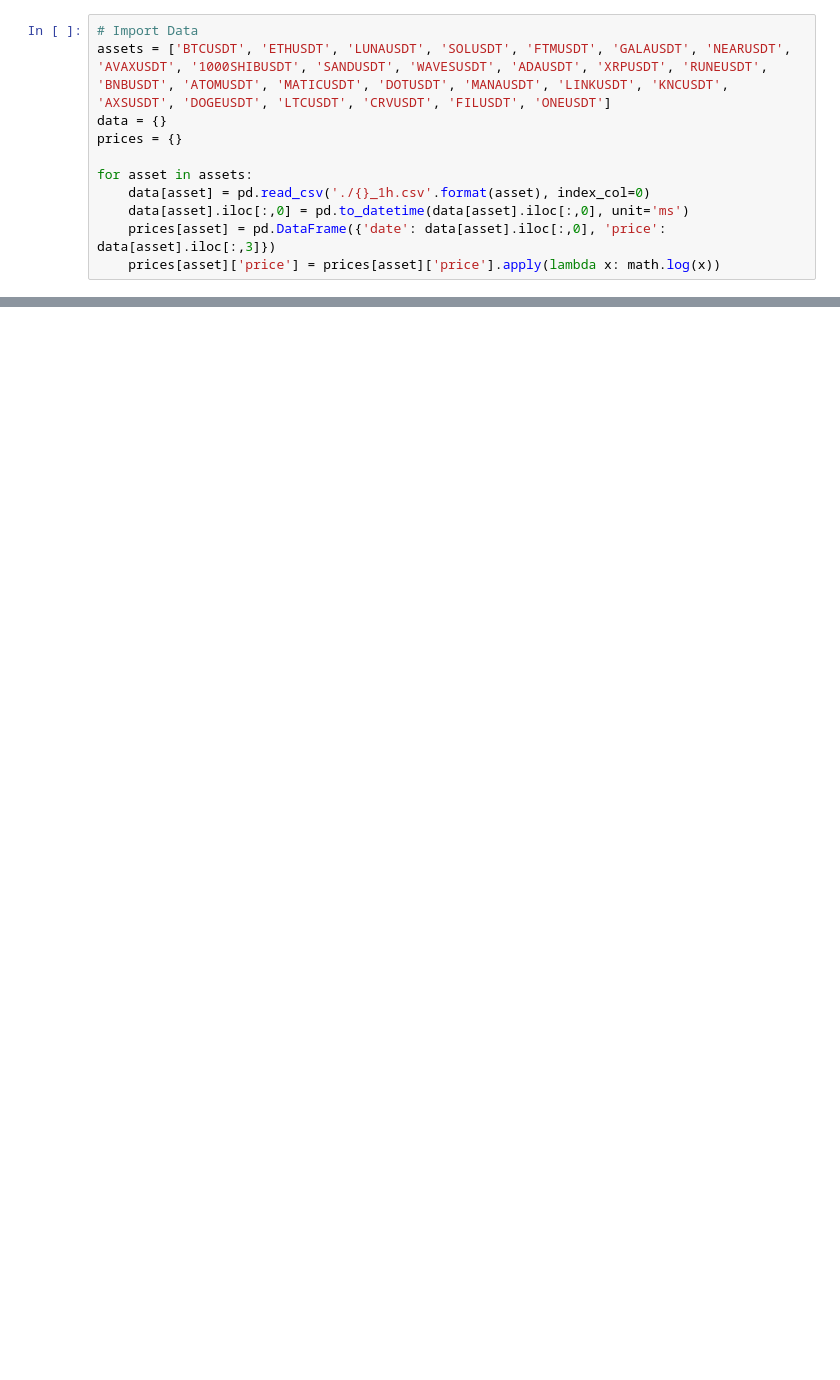
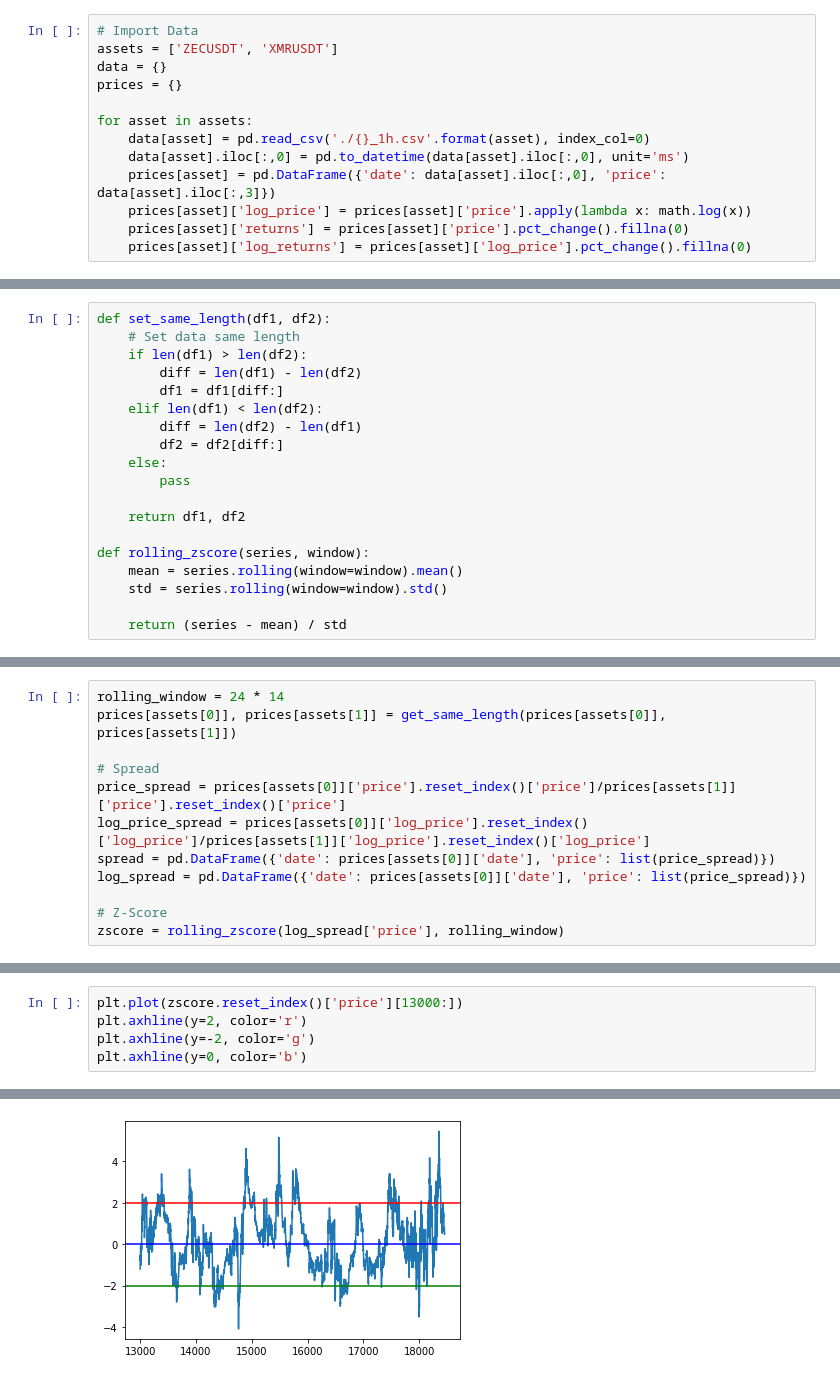
Before and after one commit to walidarbtg/cointegration, a Jupyter notebook: Backtesting Pairs Trading.ipynb, the cells around one changed output, grey strips where cells are left out. Saved outputs shown, nothing was run; the diff lists cells and outputs as text; blank space fills up the shorter version.

```diff
--- a/Backtesting Pairs Trading.ipynb
+++ b/Backtesting Pairs Trading.ipynb
@@ -65,6 +21,6 @@ ohlc['Close'] = np.array(ohlc_a['close'])/np.array(ohlc_b['close'])
 # %%
 # Import Data
-assets = ['BTCUSDT', 'ETHUSDT', 'LUNAUSDT', 'SOLUSDT', 'FTMUSDT', 'GALAUSDT', 'NEARUSDT', 'AVAXUSDT', '1000SHIBUSDT', 'SANDUSDT', 'WAVESUSDT', 'ADAUSDT', 'XRPUSDT', 'RUNEUSDT', 'BNBUSDT', 'ATOMUSDT', 'MATICUSDT', 'DOTUSDT', 'MANAUSDT', 'LINKUSDT', 'KNCUSDT', 'AXSUSDT', 'DOGEUSDT', 'LTCUSDT', 'CRVUSDT', 'FILUSDT', 'ONEUSDT']
+assets = ['ZECUSDT', 'XMRUSDT']
 data = {}
 prices = {}
 
@@ -72,4 +28,6 @@ for asset in assets:
     data[asset] = pd.read_csv('./{}_1h.csv'.format(asset), index_col=0)
     data[asset].iloc[:,0] = pd.to_datetime(data[asset].iloc[:,0], unit='ms')
     prices[asset] = pd.DataFrame({'date': data[asset].iloc[:,0], 'price': data[asset].iloc[:,3]})
-    prices[asset]['price'] = prices[asset]['price'].apply(lambda x: math.log(x))
+    prices[asset]['log_price'] = prices[asset]['price'].apply(lambda x: math.log(x))
+    prices[asset]['returns'] = prices[asset]['price'].pct_change().fillna(0)
+    prices[asset]['log_returns'] = prices[asset]['log_price'].pct_change().fillna(0)
@@ -165,0 +36,19 @@ cerebro.plot(volume=False, iplot=False)
+# %%
+def set_same_length(df1, df2):
+    # Set data same length
+    if len(df1) > len(df2):
+        diff = len(df1) - len(df2)
+        df1 = df1[diff:]
+    elif len(df1) < len(df2):
+        diff = len(df2) - len(df1)
+        df2 = df2[diff:]
+    else:
+        pass
+
+    return df1, df2
+
+def rolling_zscore(series, window):
+    mean = series.rolling(window=window).mean()
+    std = series.rolling(window=window).std()
+
+    return (series - mean) / std
@@ -165,0 +57,12 @@ cerebro.plot(volume=False, iplot=False)
+# %%
+rolling_window = 24 * 14
+prices[assets[0]], prices[assets[1]] = get_same_length(prices[assets[0]], prices[assets[1]])
+
+# Spread
+price_spread = prices[assets[0]]['price'].reset_index()['price']/prices[assets[1]]['price'].reset_index()['price']
+log_price_spread = prices[assets[0]]['log_price'].reset_index()['log_price']/prices[assets[1]]['log_price'].reset_index()['log_price']
+spread = pd.DataFrame({'date': prices[assets[0]]['date'], 'price': list(price_spread)})
+log_spread = pd.DataFrame({'date': prices[assets[0]]['date'], 'price': list(price_spread)})
+
+# Z-Score
+zscore = rolling_zscore(log_spread['price'], rolling_window)
@@ -165,0 +166,6 @@ cerebro.plot(volume=False, iplot=False)
+# %%
+plt.plot(zscore.reset_index()['price'][13000:])
+plt.axhline(y=2, color='r')
+plt.axhline(y=-2, color='g')
+plt.axhline(y=0, color='b')
+# %% [output]
@@ -165,0 +173 @@ cerebro.plot(volume=False, iplot=False)
+[figure, added]
```
Also changed, not shown: parts of 18 cells of this notebook.
